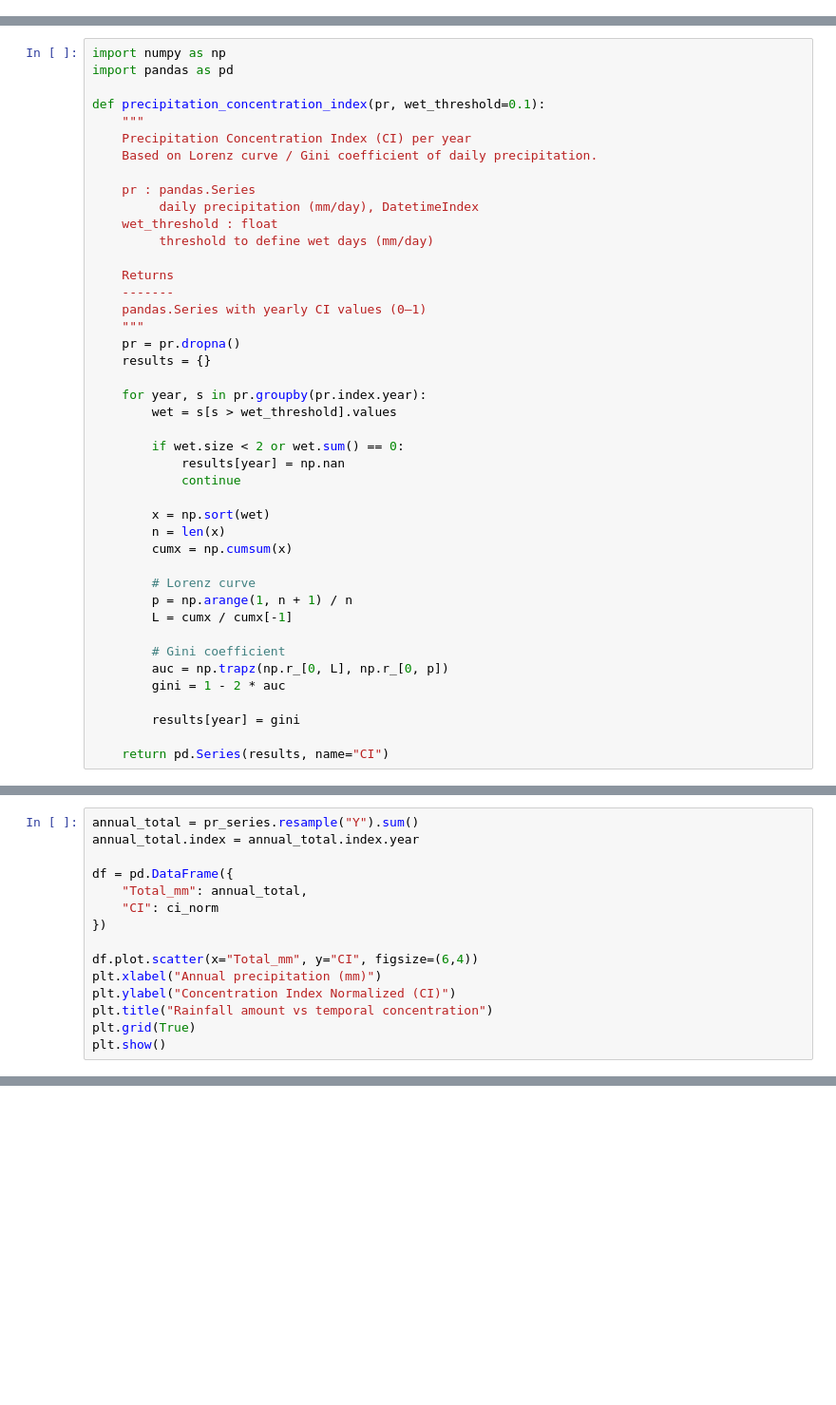
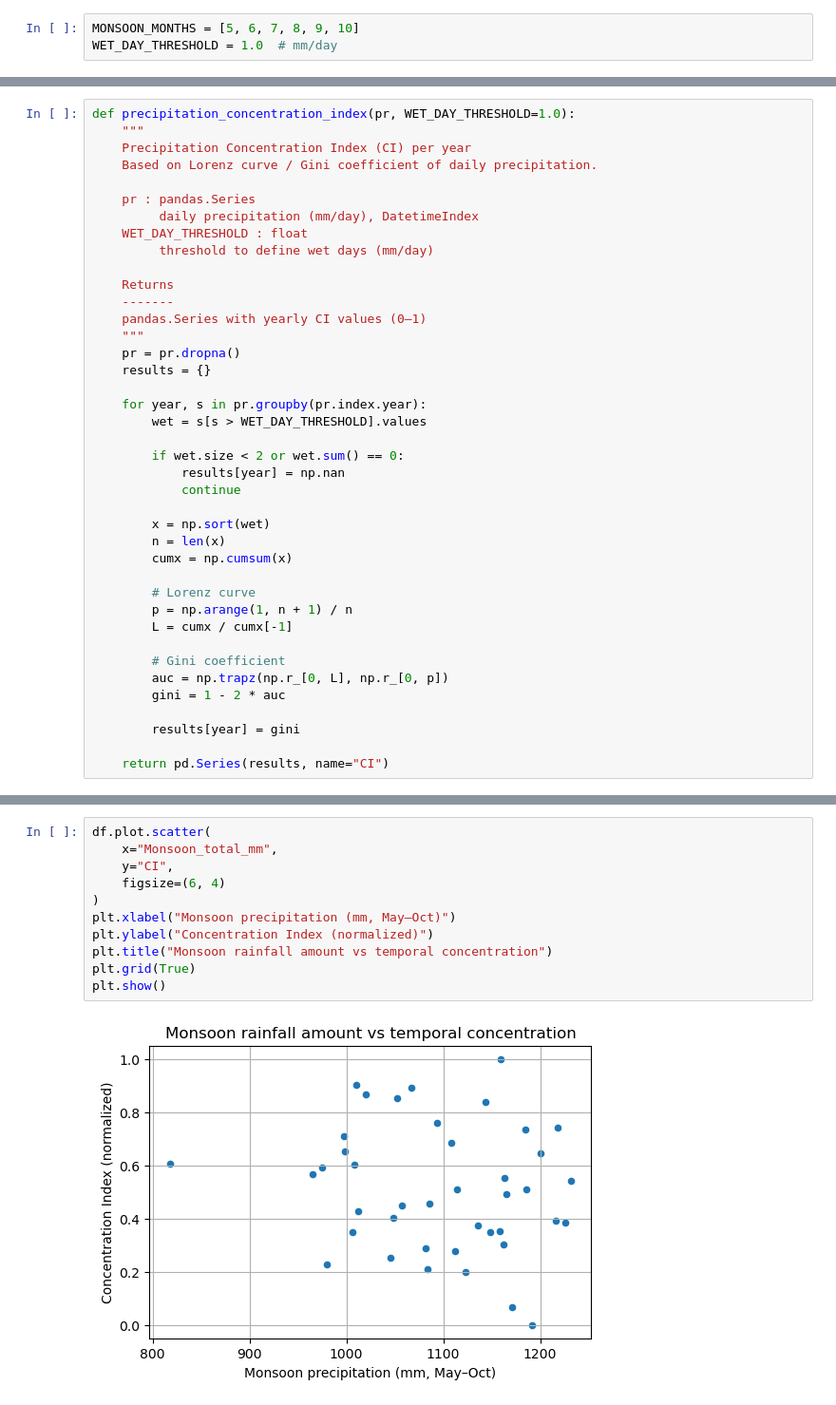
Before and after one commit to Matglassaa/jamunet-morpho-braided, a Jupyter notebook: preprocessing/Intensity_Calculation.ipynb, the cells around one changed output, grey strips where cells are left out. Shown at 95% size. Drawn from its saved outputs; the diff is of its cells as text; blank space fills up the shorter version.

Commit message:
Added Channel for rainfall intensity and ran model

```diff
--- a/preprocessing/Intensity_Calculation.ipynb
+++ b/preprocessing/Intensity_Calculation.ipynb
@@ -8 +9,4 @@ import matplotlib.pyplot as plt
+# %%
+MONSOON_MONTHS = [5, 6, 7, 8, 9, 10]
+WET_DAY_THRESHOLD = 1.0  # mm/day
 # %%
@@ -221,17 +215,14 @@ QC7: fraction of valid days per pixel:
   min: 0.0 max: 1.0
 [figure]
 # %%
-import numpy as np
-import pandas as pd
-
-def precipitation_concentration_index(pr, wet_threshold=0.1):
+def precipitation_concentration_index(pr, WET_DAY_THRESHOLD=1.0):
     """
     Precipitation Concentration Index (CI) per year
     Based on Lorenz curve / Gini coefficient of daily precipitation.
 
     pr : pandas.Series
          daily precipitation (mm/day), DatetimeIndex
-    wet_threshold : float
+    WET_DAY_THRESHOLD : float
          threshold to define wet days (mm/day)
 
     Returns
@@ -242,7 +233,7 @@ def precipitation_concentration_index(pr, wet_threshold=0.1):
     results = {}
 
     for year, s in pr.groupby(pr.index.year):
-        wet = s[s > wet_threshold].values
+        wet = s[s > WET_DAY_THRESHOLD].values
 
         if wet.size < 2 or wet.sum() == 0:
             results[year] = np.nan
@@ -294,15 +284,0 @@ Name: CI_normalized, dtype: float64
-# %%
-annual_total = pr_series.resample("Y").sum()
-annual_total.index = annual_total.index.year
-
-df = pd.DataFrame({
-    "Total_mm": annual_total,
-    "CI": ci_norm
-})
-
-df.plot.scatter(x="Total_mm", y="CI", figsize=(6,4))
-plt.xlabel("Annual precipitation (mm)")
-plt.ylabel("Concentration Index Normalized (CI)")
-plt.title("Rainfall amount vs temporal concentration")
-plt.grid(True)
-plt.show()
@@ -310,0 +285,13 @@ plt.show()
+# %%
+df.plot.scatter(
+    x="Monsoon_total_mm",
+    y="CI",
+    figsize=(6, 4)
+)
+plt.xlabel("Monsoon precipitation (mm, May–Oct)")
+plt.ylabel("Concentration Index (normalized)")
+plt.title("Monsoon rainfall amount vs temporal concentration")
+plt.grid(True)
+plt.show()
+# %% [output]
+[figure, added]
```
Also changed, not shown: parts of 4 cells of this notebook, 11 other files.
